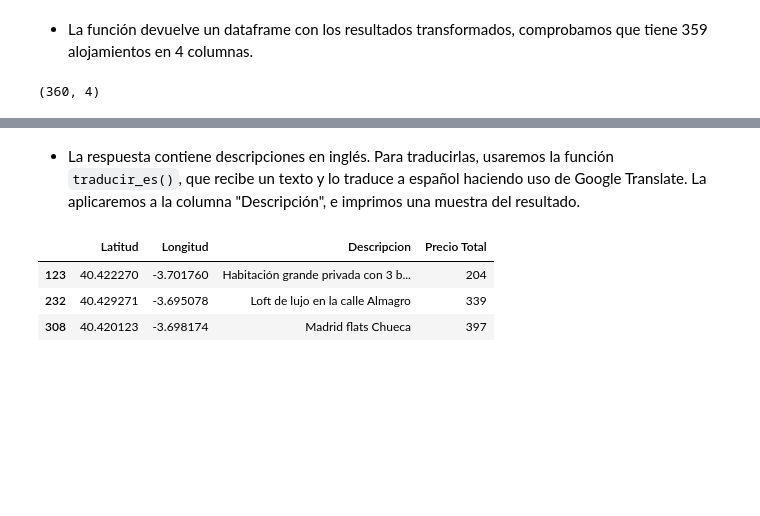
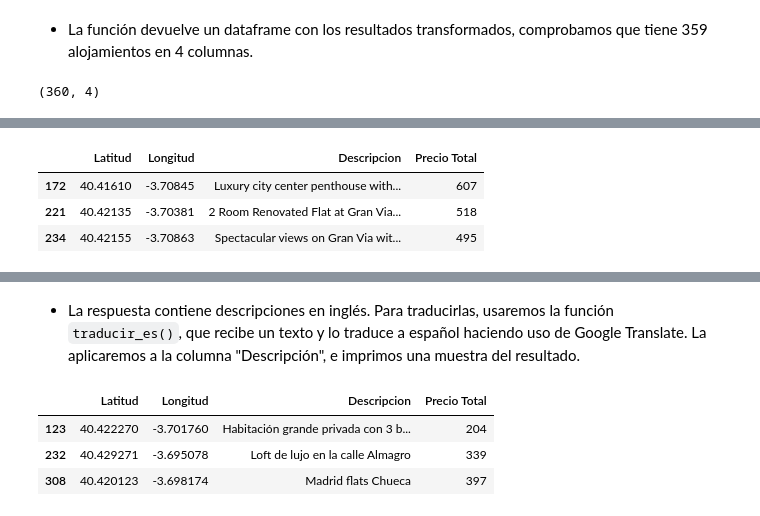
Before and after one commit to davfranco1/Proyecto5-ProyectoLibre-PreciosAlquileresMadrid, a Jupyter notebook: notebooks/1_ExtracciónTransformación.ipynb, the cells around one changed output, grey strips where cells are left out. Saved outputs shown, nothing was run; the diff lists cells and outputs as text; code cells hidden in the pictures; blank space fills up the shorter version.

```diff
--- a/notebooks/1_ExtracciónTransformación.ipynb
+++ b/notebooks/1_ExtracciónTransformación.ipynb
@@ -71,0 +84,7 @@ df_airbnb.shape
+# %%
+sf.identificar_outliers(df_airbnb, "Precio Total")
+# %% [output]
+|  | Latitud | Longitud | Descripcion | Precio Total |
+| 172 | 40.41610 | -3.70845 | Luxury city center penthouse with... | 607 |
+| 221 | 40.42135 | -3.70381 | 2 Room Renovated Flat at Gran Via... | 518 |
+| 234 | 40.42155 | -3.70863 | Spectacular views on Gran Via wit... | 495 |
```
Also changed, not shown: parts of 22 cells of this notebook, 4 other files.
